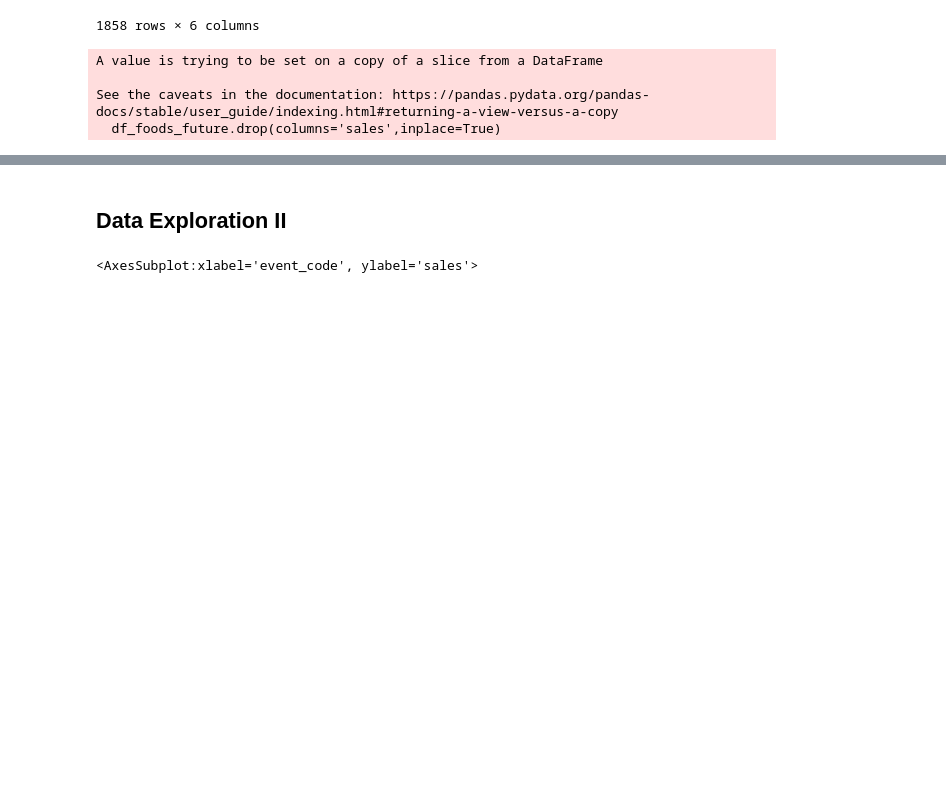
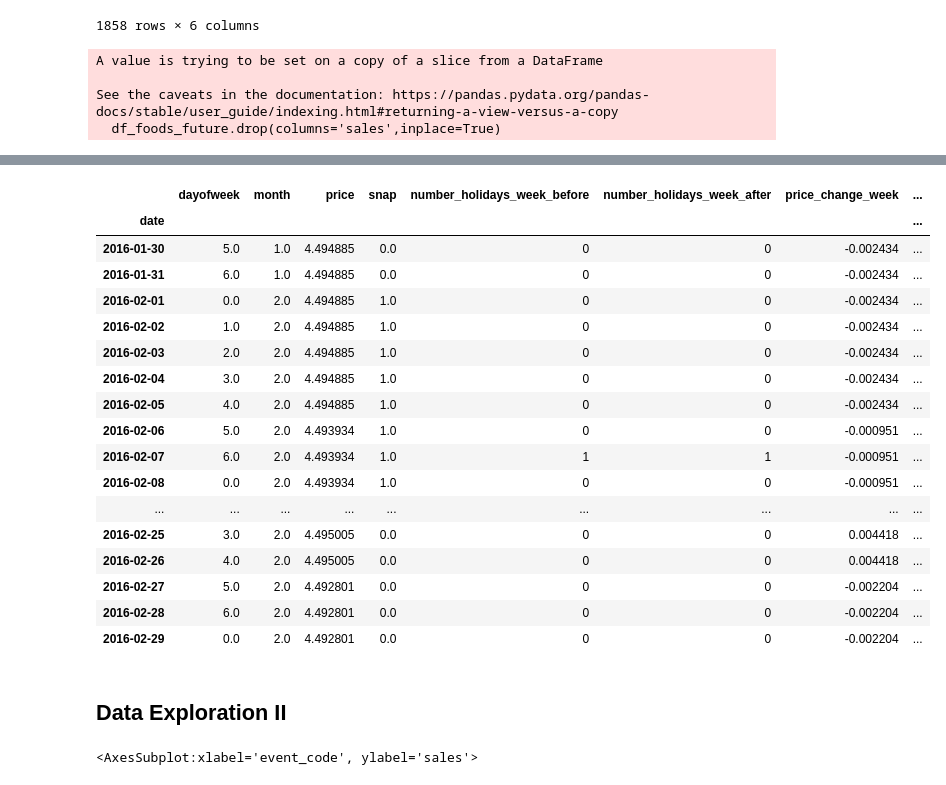
Before and after one commit to EdwinUe/BAB_WS22-23, a Jupyter notebook: Code/003BusinessAnalyticsBProjekt.ipynb, the cells around one changed output, grey strips where cells are left out. Drawn from its saved outputs; the diff is of its cells as text; code cells hidden in the pictures; blank space fills up the shorter version.

Commit message:
Loop first try

```diff
--- a/Code/003BusinessAnalyticsBProjekt.ipynb
+++ b/Code/003BusinessAnalyticsBProjekt.ipynb
@@ -573,0 +593,3 @@ See the caveats in the documentation: https://pandas.pydata.org/pandas-docs/stab
+# %%
+df_medium_loop = df_medium_exp.copy()
+df_medium_loop
@@ -573,0 +611,10 @@ See the caveats in the documentation: https://pandas.pydata.org/pandas-docs/stab
+# %%
+df_medium_loop['sales_yesterday'] = df_medium_loop['sales'].shift(1)
+df_medium_loop['sales_same_day_last_week'] = df_medium_loop['sales'].shift(7)
+df_medium_loop = df_medium_loop[df_medium_loop.index>'2011-04-11']
+
+df_medium_loop_past = df_medium_loop[df_medium_loop.index<'2016-03-01']
+df_medium_loop_future = df_medium_loop[df_medium_loop.index>='2016-03-01']
+df_medium_loop_future.drop(columns='sales',inplace=True)
+X_medium_loop = df_medium_loop_past.drop(columns='sales')
+y_medium_loop = df_medium_loop_past['sales']
@@ -573,0 +643,15 @@ See the caveats in the documentation: https://pandas.pydata.org/pandas-docs/stab
+# %%
+from sklearn.ensemble import RandomForestRegressor
+from sklearn.model_selection import train_test_split
+from sklearn.metrics import mean_absolute_error as MAE
+
+rf_medium_loop = RandomForestRegressor(random_state=42)
+x_train, x_test, y_train, y_test = train_test_split(X_medium_loop, y_medium_loop, test_size=31, shuffle = False)
+
+rf_medium_loop.fit(x_train, y_train)
+preds = rf_medium_loop.predict(x_test.iloc[3].values.reshape(1,-1))
+#preds
+x_train.append(x_test.iloc[3])
+x_train.tail(10)
+x_train.loc[3,'sales_yesterday'] = preds
+x_train
@@ -574,3 +673,35 @@ See the caveats in the documentation: https://pandas.pydata.org/pandas-docs/stab
+# %%
+from sklearn.ensemble import RandomForestRegressor
+from sklearn.model_selection import train_test_split
+from sklearn.metrics import mean_absolute_error as MAE
+
+rf_medium_loop = RandomForestRegressor(random_state=42)
+x_train, x_test, y_train, y_test = train_test_split(X_medium_loop, y_medium_loop, test_size=31, shuffle = False)
+
+for i in range(0,32,1):
+    rf_medium_loop.fit(x_train, y_train)
+    preds = rf_medium_loop.predict(x_test.iloc[i].values.reshape(1,-1))
+    x_train.append(x_test.iloc[i])
+    x_train.loc[i,'sales_yesterday'] = preds
+# %% [output]
+|  | dayofweek | month | price | snap | number_holidays_week_before | number_holidays_week_after | price_change_week | ... |
+| date |  |  |  |  |  |  |  | ... |
+| 2016-01-30 | 5.0 | 1.0 | 4.494885 | 0.0 | 0 | 0 | -0.002434 | ... |
+| 2016-01-31 | 6.0 | 1.0 | 4.494885 | 0.0 | 0 | 0 | -0.002434 | ... |
+| 2016-02-01 | 0.0 | 2.0 | 4.494885 | 1.0 | 0 | 0 | -0.002434 | ... |
+| 2016-02-02 | 1.0 | 2.0 | 4.494885 | 1.0 | 0 | 0 | -0.002434 | ... |
+| 2016-02-03 | 2.0 | 2.0 | 4.494885 | 1.0 | 0 | 0 | -0.002434 | ... |
+| 2016-02-04 | 3.0 | 2.0 | 4.494885 | 1.0 | 0 | 0 | -0.002434 | ... |
+| 2016-02-05 | 4.0 | 2.0 | 4.494885 | 1.0 | 0 | 0 | -0.002434 | ... |
+| 2016-02-06 | 5.0 | 2.0 | 4.493934 | 1.0 | 0 | 0 | -0.000951 | ... |
+| 2016-02-07 | 6.0 | 2.0 | 4.493934 | 1.0 | 1 | 1 | -0.000951 | ... |
+| 2016-02-08 | 0.0 | 2.0 | 4.493934 | 1.0 | 0 | 0 | -0.000951 | ... |
+| ... | ... | ... | ... | ... | ... | ... | ... | ... |
+| 2016-02-25 | 3.0 | 2.0 | 4.495005 | 0.0 | 0 | 0 | 0.004418 | ... |
+| 2016-02-26 | 4.0 | 2.0 | 4.495005 | 0.0 | 0 | 0 | 0.004418 | ... |
+| 2016-02-27 | 5.0 | 2.0 | 4.492801 | 0.0 | 0 | 0 | -0.002204 | ... |
+| 2016-02-28 | 6.0 | 2.0 | 4.492801 | 0.0 | 0 | 0 | -0.002204 | ... |
+| 2016-02-29 | 0.0 | 2.0 | 4.492801 | 0.0 | 0 | 0 | -0.002204 | ... |
 # %% [markdown]
 ## Data Exploration II
 # %%
```
Also changed, not shown: parts of 14 cells of this notebook.
